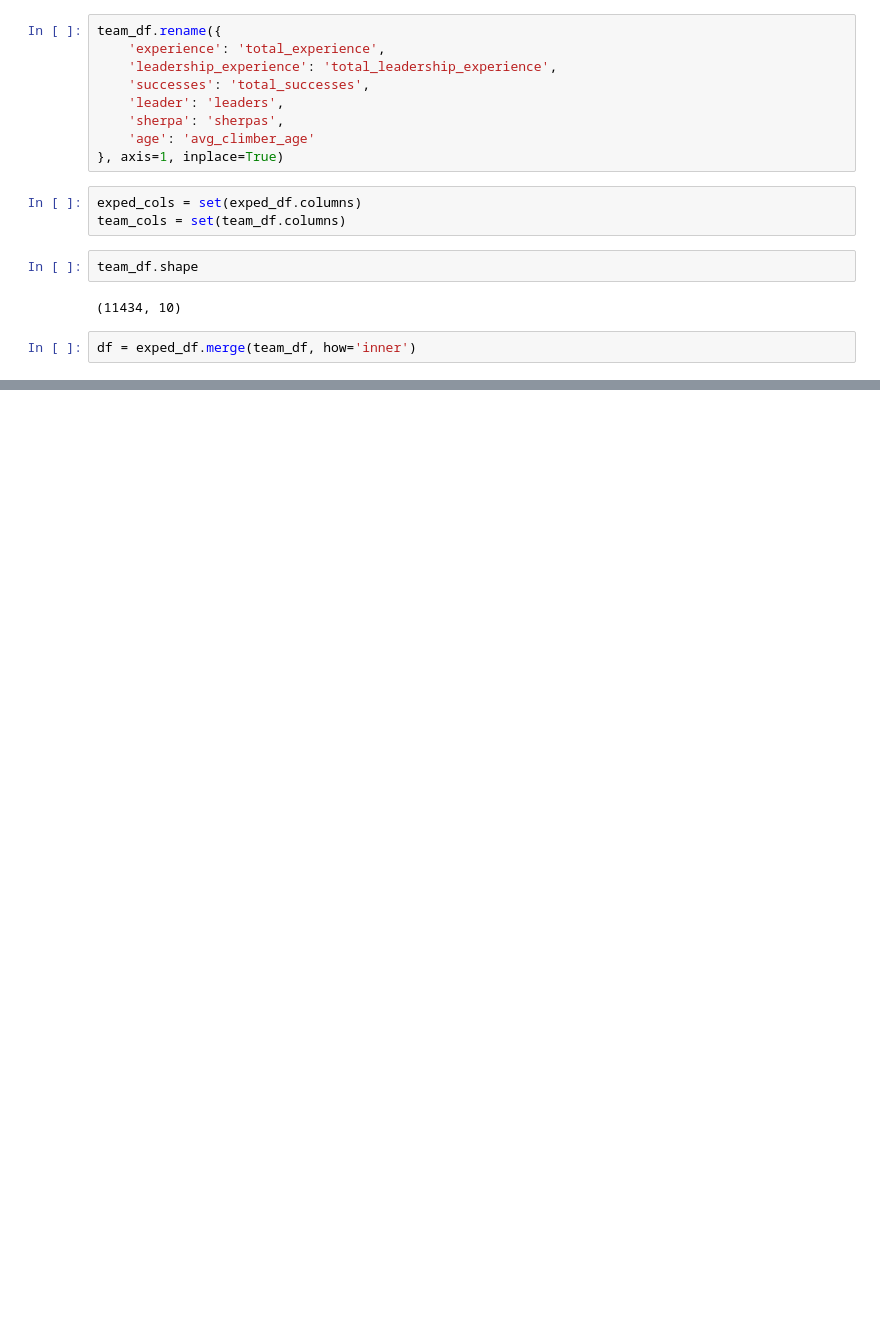
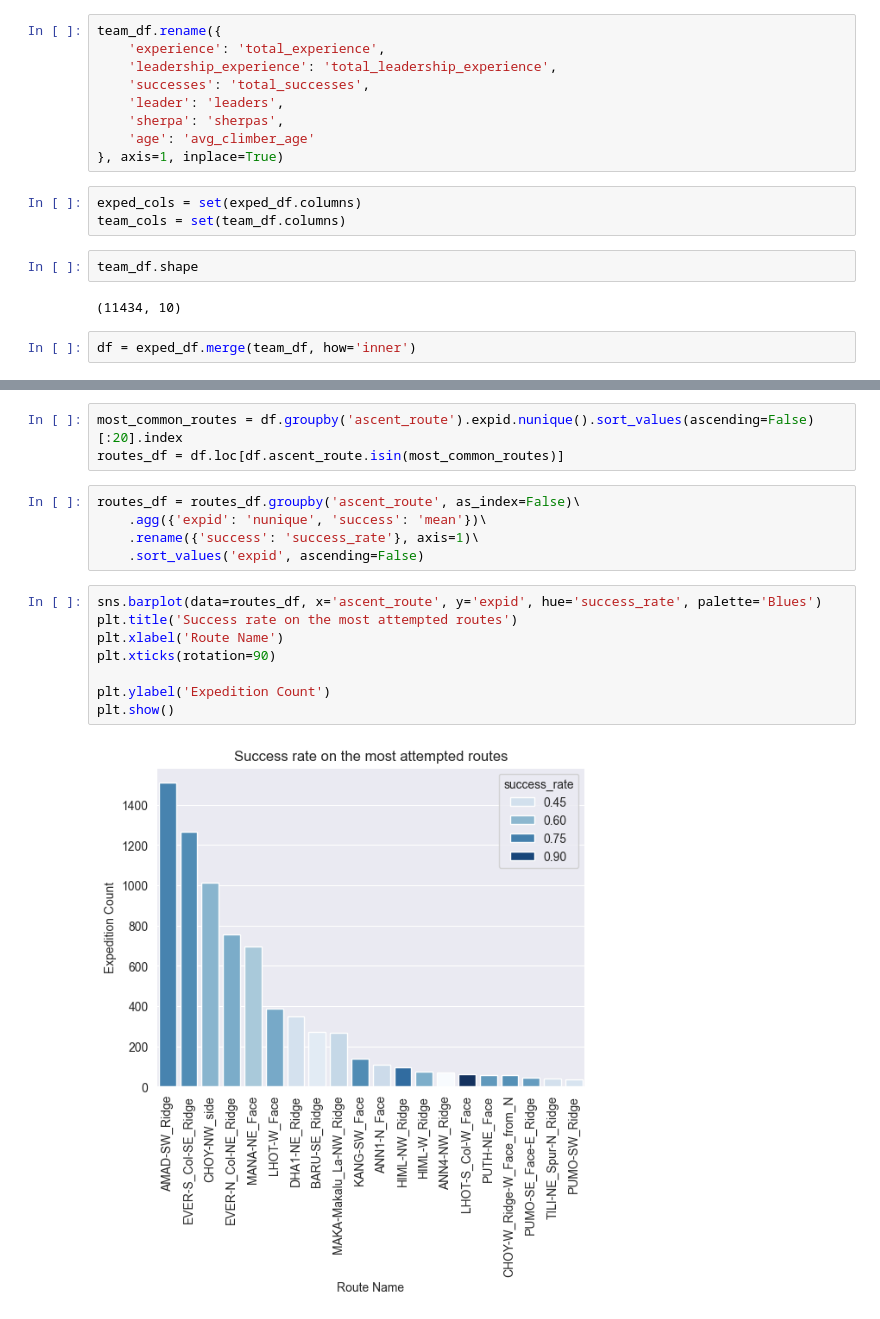
Before and after one commit to bastien-winant/ml-zoomcamp, a Jupyter notebook: midterm/notebook.ipynb, the cells around one changed output, grey strips where cells are left out. Drawn from its saved outputs; the diff is of its cells as text; blank space fills up the shorter version.

```diff
--- a/midterm/notebook.ipynb
+++ b/midterm/notebook.ipynb
@@ -268,0 +305,18 @@ Name: support, dtype: float64
+# %%
+most_common_routes = df.groupby('ascent_route').expid.nunique().sort_values(ascending=False)[:20].index
+routes_df = df.loc[df.ascent_route.isin(most_common_routes)]
+# %%
+routes_df = routes_df.groupby('ascent_route', as_index=False)\
+	.agg({'expid': 'nunique', 'success': 'mean'})\
+	.rename({'success': 'success_rate'}, axis=1)\
+	.sort_values('expid', ascending=False)
+# %%
+sns.barplot(data=routes_df, x='ascent_route', y='expid', hue='success_rate', palette='Blues')
+plt.title('Success rate on the most attempted routes')
+plt.xlabel('Route Name')
+plt.xticks(rotation=90)
+
+plt.ylabel('Expedition Count')
+plt.show()
+# %% [output]
+[figure, added]
```
Also changed, not shown: parts of 41 cells of this notebook.
